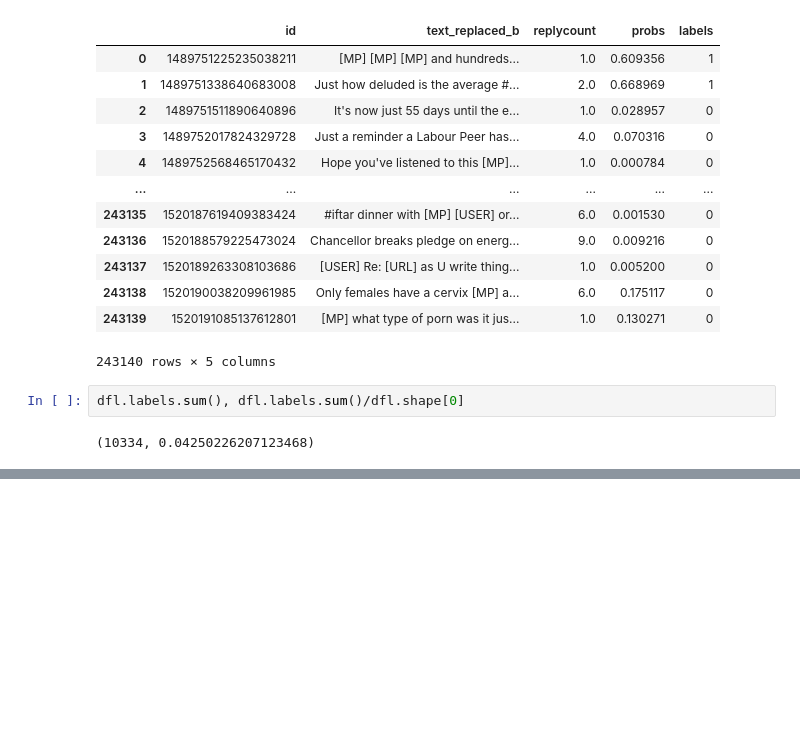
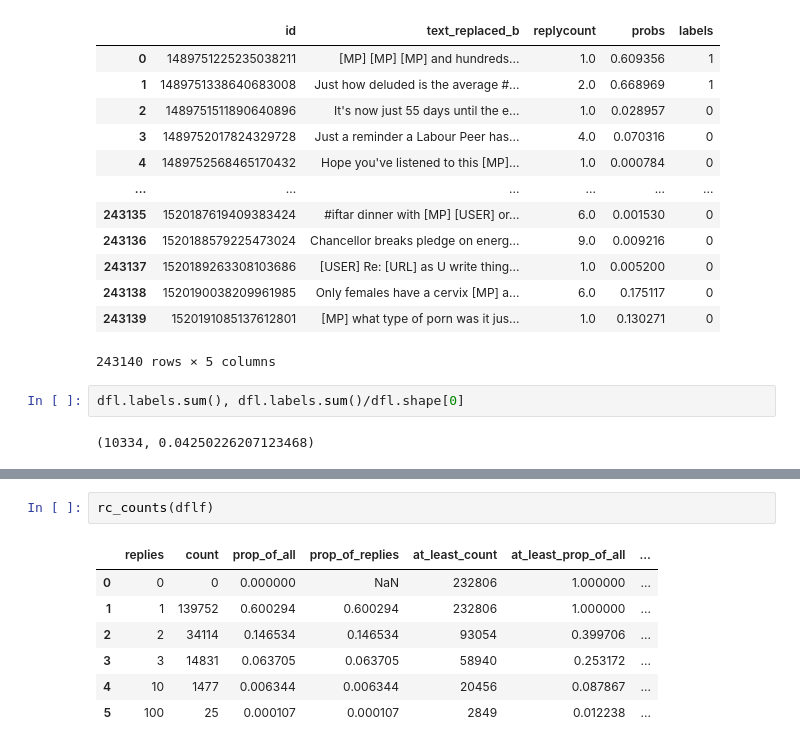
Before and after one commit to Turing-Online-Safety-Codebase/counterspeech_adversarial, a Jupyter notebook: collection/prep_for_labelling.ipynb, the cells around one changed output, grey strips where cells are left out. Saved outputs shown, nothing was run; the diff lists cells and outputs as text; blank space fills up the shorter version.

```diff
--- a/collection/prep_for_labelling.ipynb
+++ b/collection/prep_for_labelling.ipynb
@@ -151,0 +181,10 @@ dfl.labels.sum(), dfl.labels.sum()/dfl.shape[0]
+# %%
+rc_counts(dflf)
+# %% [output]
+|  | replies | count | prop_of_all | prop_of_replies | at_least_count | at_least_prop_of_all | ... |
+| 0 | 0 | 0 | 0.000000 | NaN | 232806 | 1.000000 | ... |
+| 1 | 1 | 139752 | 0.600294 | 0.600294 | 232806 | 1.000000 | ... |
+| 2 | 2 | 34114 | 0.146534 | 0.146534 | 93054 | 0.399706 | ... |
+| 3 | 3 | 14831 | 0.063705 | 0.063705 | 58940 | 0.253172 | ... |
+| 4 | 10 | 1477 | 0.006344 | 0.006344 | 20456 | 0.087867 | ... |
+| 5 | 100 | 25 | 0.000107 | 0.000107 | 2849 | 0.012238 | ... |
```
Also changed, not shown: parts of 9 cells of this notebook.
